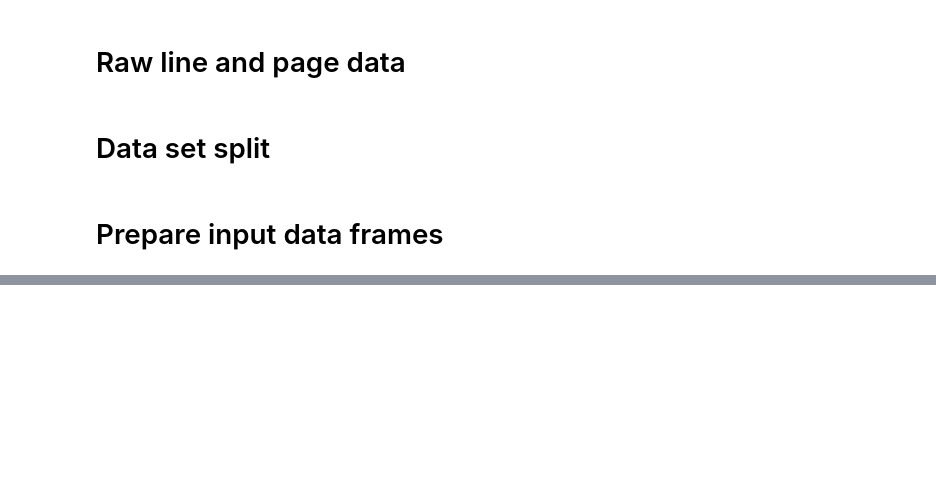
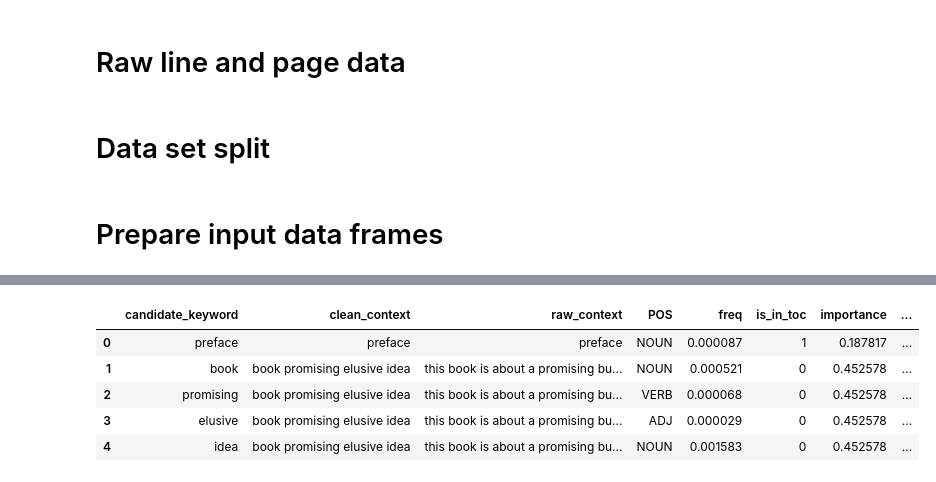
Before and after one commit to bertagrim/index_generator, a Jupyter notebook: src/prepare_data.ipynb, the cells around one changed output, grey strips where cells are left out. Cells and saved outputs as stored; diff of their text form; code cells hidden in the pictures; blank space fills up the shorter version.

```diff
--- a/src/prepare_data.ipynb
+++ b/src/prepare_data.ipynb
@@ -144,3 +190,12 @@ with_tfidf[with_tfidf.candidate_keyword=='algebra']
+# %%
+with_tfidf.head()
+# %% [output]
+|  | candidate_keyword | clean_context | raw_context | POS | freq | is_in_toc | importance | ... |
+| 0 | preface | preface | preface | NOUN | 0.000087 | 1 | 0.187817 | ... |
+| 1 | book | book promising elusive idea | this book is about a promising bu... | NOUN | 0.000521 | 0 | 0.452578 | ... |
+| 2 | promising | book promising elusive idea | this book is about a promising bu... | VERB | 0.000068 | 0 | 0.452578 | ... |
+| 3 | elusive | book promising elusive idea | this book is about a promising bu... | ADJ | 0.000029 | 0 | 0.452578 | ... |
+| 4 | idea | book promising elusive idea | this book is about a promising bu... | NOUN | 0.001583 | 0 | 0.452578 | ... |
 # %%
 (raw_indexes_list, updated_by_line_index) = get_raw_indexes_list(
   df_cann_lines_index=split_data['by_line_index']
```
Also changed, not shown: parts of 17 cells of this notebook, 3 other files.
